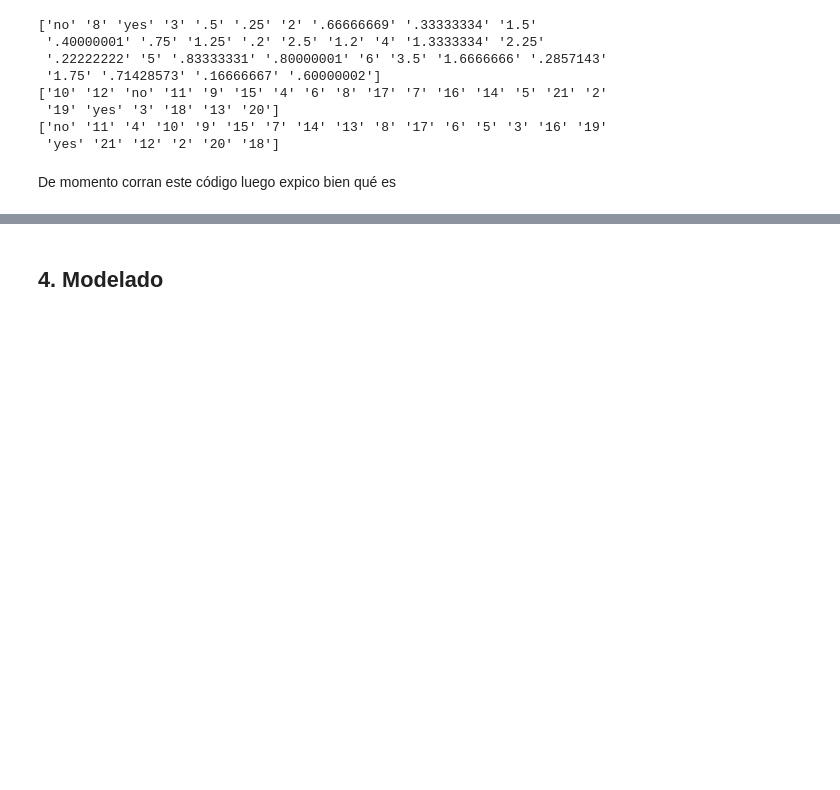
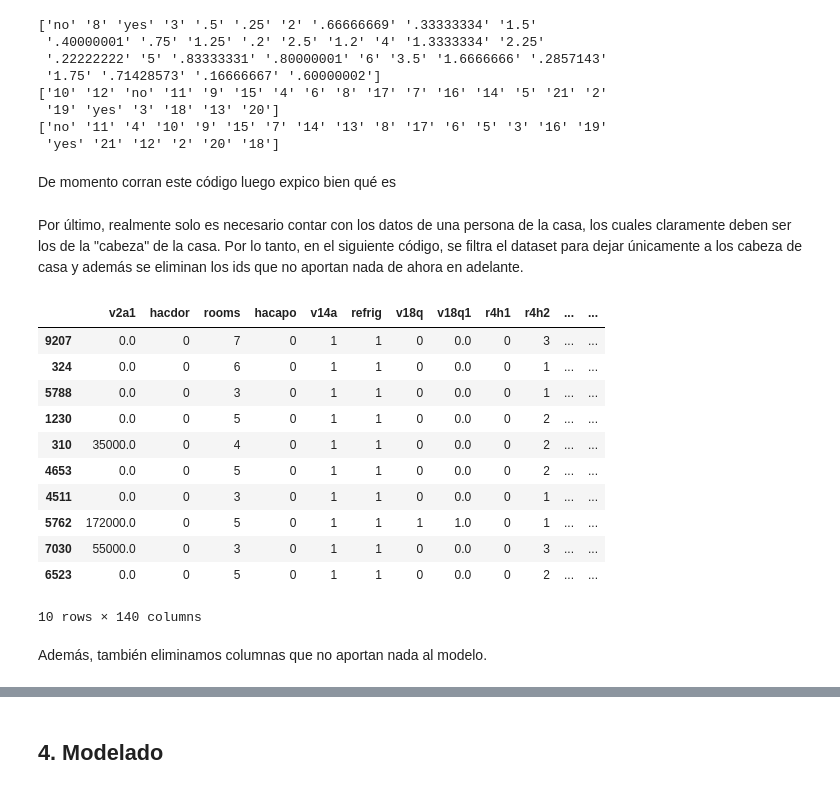
Before and after one commit to Sebasberacu/ML-Fundamentals, a Jupyter notebook: src/data-analysis.ipynb, the cells around one changed output, grey strips where cells are left out. Saved outputs shown, nothing was run; the diff lists cells and outputs as text; code cells hidden in the pictures; blank space fills up the shorter version.

Commit message:
Modify dataset and cross validate logistic regression

```diff
--- a/src/data-analysis.ipynb
+++ b/src/data-analysis.ipynb
@@ -450,3 +450,27 @@ for i in set(conflicting_households):
         idx = row[0]
         if row[1]['parentesco1'] != 1:
             df_train.at[idx, 'Target'] = target
+# %% [markdown]
+Por último, realmente solo es necesario contar con los datos de una persona de la casa, los cuales claramente deben ser los de la "cabeza" de la casa. Por lo tanto, en el siguiente código, se filtra el dataset para dejar únicamente a los cabeza de casa y además se eliminan los ids que no aportan nada de ahora en adelante.
+# %%
+df_train = df_train.drop(df_train[df_train.parentesco1 != 1].index, axis=0)
+
+df_train = df_train.drop('Id', axis=1)
+df_train = df_train.drop('idhogar', axis=1)
+
+df_train.sample(10)
+# %% [output]
+|  | v2a1 | hacdor | rooms | hacapo | v14a | refrig | v18q | v18q1 | r4h1 | r4h2 | ... | ... |
+| 9207 | 0.0 | 0 | 7 | 0 | 1 | 1 | 0 | 0.0 | 0 | 3 | ... | ... |
+| 324 | 0.0 | 0 | 6 | 0 | 1 | 1 | 0 | 0.0 | 0 | 1 | ... | ... |
+| 5788 | 0.0 | 0 | 3 | 0 | 1 | 1 | 0 | 0.0 | 0 | 1 | ... | ... |
+| 1230 | 0.0 | 0 | 5 | 0 | 1 | 1 | 0 | 0.0 | 0 | 2 | ... | ... |
+| 310 | 35000.0 | 0 | 4 | 0 | 1 | 1 | 0 | 0.0 | 0 | 2 | ... | ... |
+| 4653 | 0.0 | 0 | 5 | 0 | 1 | 1 | 0 | 0.0 | 0 | 2 | ... | ... |
+| 4511 | 0.0 | 0 | 3 | 0 | 1 | 1 | 0 | 0.0 | 0 | 1 | ... | ... |
+| 5762 | 172000.0 | 0 | 5 | 0 | 1 | 1 | 1 | 1.0 | 0 | 1 | ... | ... |
+| 7030 | 55000.0 | 0 | 3 | 0 | 1 | 1 | 0 | 0.0 | 0 | 3 | ... | ... |
+| 6523 | 0.0 | 0 | 5 | 0 | 1 | 1 | 0 | 0.0 | 0 | 2 | ... | ... |
+10 rows × 140 columns
+# %% [markdown]
+Además, también eliminamos columnas que no aportan nada al modelo.
```
Also changed, not shown: parts of 8 cells of this notebook.
